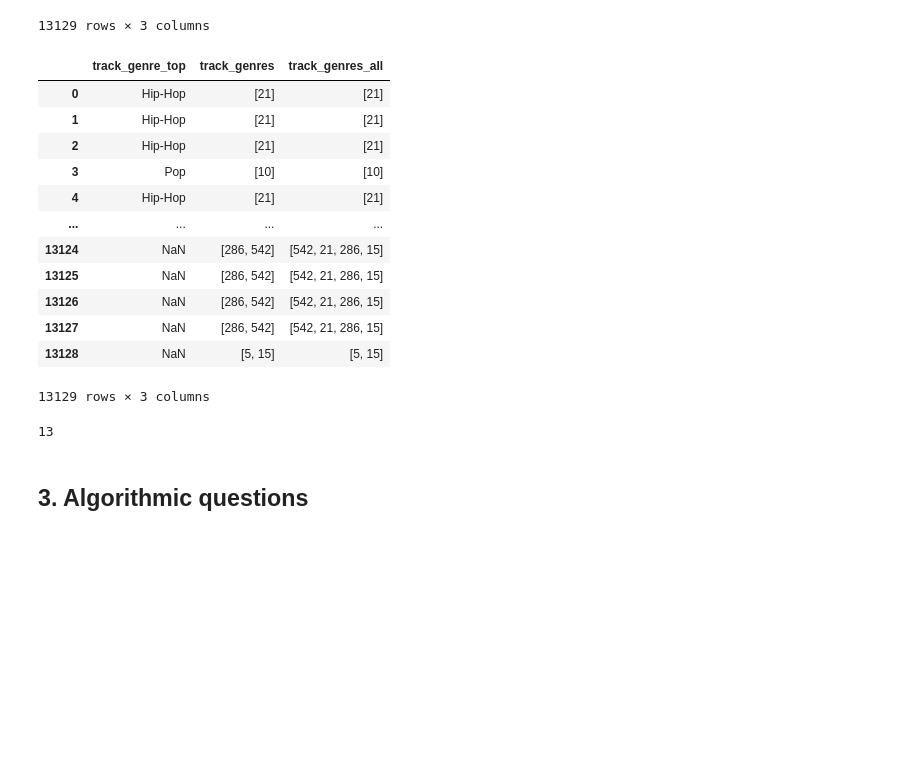
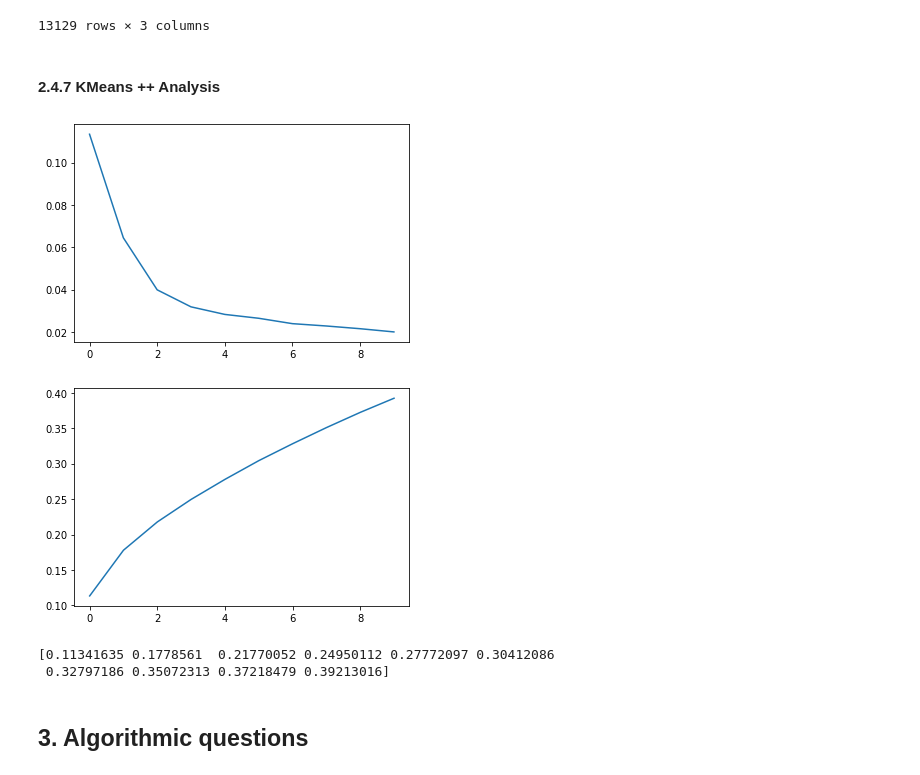
Before and after one commit to pommier1989235/ADM_HW4, a Jupyter notebook: Question_2+Algo_question.ipynb, the cells around one changed output. Drawn from its saved outputs; the diff is of its cells as text; code cells hidden in the pictures; blank space fills up the shorter version.

```diff
--- a/Question_2+Algo_question.ipynb
+++ b/Question_2+Algo_question.ipynb
@@ -504,0 +613,19 @@ track_genres_all
+# %%
+# 'track_date_created' is integer/numerical variable so we have to make 4 categories
+#relevant_variables['track_date_created'] = preprocessing.StandardScaler().fit_transform(relevant_variables[['track_date_created']].to_numpy())
+
+col = relevant_variables['track_date_created']
+
+threshold_0 = col.min()
+threshold_1 = sorted(col)[len(col)//4]
+threshold_2 = sorted(col)[len(col)//4 * 2]
+threshold_3 = sorted(col)[len(col)//4 * 3]
+threshold_4 = col.max()
+
+relevant_variables['track_date_created_categories'] = 0
+relevant_variables['track_date_created_categories'].loc[(threshold_0 <= col) & (col < threshold_1)] = 1
+relevant_variables['track_date_created_categories'].loc[(threshold_1 <= col) & (col < threshold_2)] = 2
+relevant_variables['track_date_created_categories'].loc[(threshold_2 <= col) & (col < threshold_3)] = 3
+relevant_variables['track_date_created_categories'].loc[(threshold_3 <= col) & (col <= threshold_4)] = 4
+
+relevant_variables['track_date_created_categories']
@@ -518,23 +741,7 @@ merged_df[['track_genre_top', 'track_genres','track_genres_all']]
 | 13127 | NaN | [286, 542] | [542, 21, 286, 15] |
 | 13128 | NaN | [5, 15] | [5, 15] |
 13129 rows × 3 columns
-# %%
-merged_df[['track_genre_top', 'track_genres','track_genres_all']]
-# %% [output]
-|  | track_genre_top | track_genres | track_genres_all |
-| 0 | Hip-Hop | [21] | [21] |
-| 1 | Hip-Hop | [21] | [21] |
-| 2 | Hip-Hop | [21] | [21] |
-| 3 | Pop | [10] | [10] |
-| 4 | Hip-Hop | [21] | [21] |
-| ... | ... | ... | ... |
-| 13124 | NaN | [286, 542] | [542, 21, 286, 15] |
-| 13125 | NaN | [286, 542] | [542, 21, 286, 15] |
-| 13126 | NaN | [286, 542] | [542, 21, 286, 15] |
-| 13127 | NaN | [286, 542] | [542, 21, 286, 15] |
-| 13128 | NaN | [5, 15] | [5, 15] |
-13129 rows × 3 columns
-# %%
-len(merged_df['track_genre_top'].unique())
-# %% [output]
-13
+# %% [markdown]
+#### 2.4.7 KMeans ++ Analysis
+# %%
+df = pd.merge(features, tracks, on='track_id', how='left')
@@ -541,3 +780,23 @@ len(merged_df['track_genre_top'].unique())
+# %%
+#normalize for ACP
+X1 = df.to_numpy()
+Z1 = preprocessing.StandardScaler().fit_transform(X1) # normalize
+
+pca = PCA(n_components=10)
+A = pca.fit_transform(Z1)
+# %%
+plt.plot(pca.explained_variance_ratio_)
+plt.show()
+
+plt.plot(np.cumsum(pca.explained_variance_ratio_))
+plt.show()
+
+print(np.cumsum(pca.explained_variance_ratio_))
+# %% [output]
+[figure, added]
+[figure, added]
+[0.11341635 0.1778561  0.21770052 0.24950112 0.27772097 0.30412086
+ 0.32797186 0.35072313 0.37218479 0.39213016]
 # %% [markdown]
 ## 3. Algorithmic questions
 # %%
```
Also changed, not shown: parts of 56 cells of this notebook.
